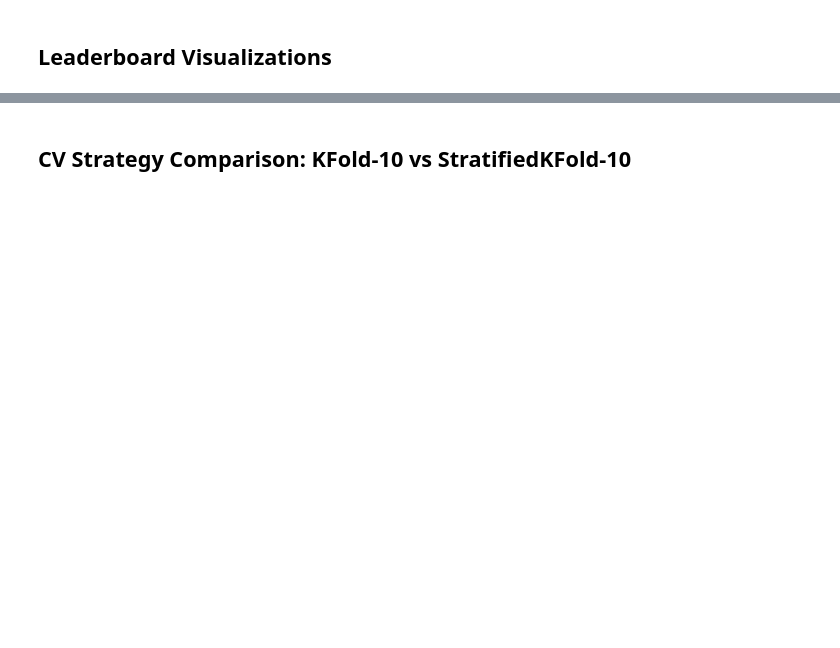
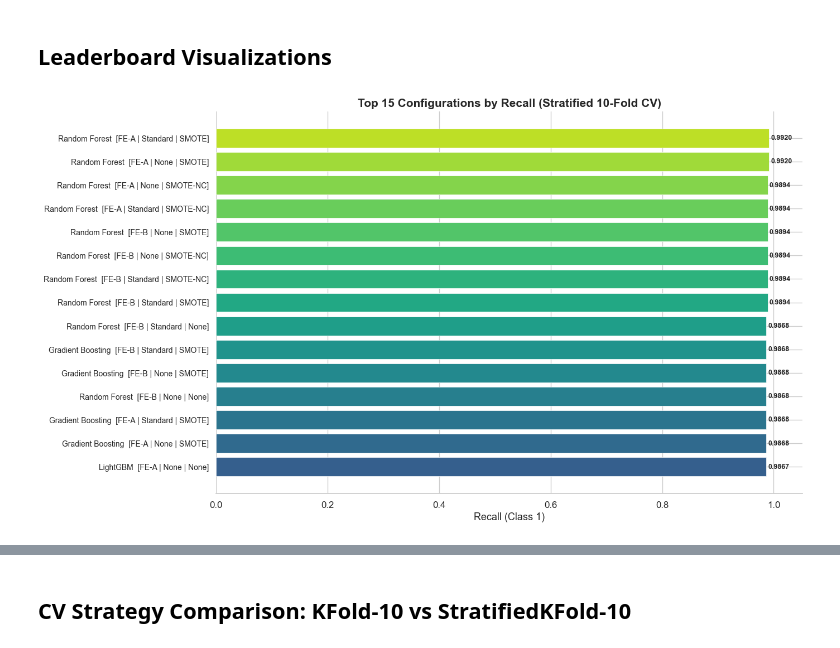
Before and after one commit to alifnw/3-Alif-Livyandra, a Jupyter notebook: notebooks/02_model_development.ipynb, the cells around one changed output, grey strips where cells are left out. Saved outputs shown, nothing was run; the diff lists cells and outputs as text; code cells hidden in the pictures; blank space fills up the shorter version.

```diff
--- a/notebooks/02_model_development.ipynb
+++ b/notebooks/02_model_development.ipynb
@@ -210,30 +314,32 @@ display(leaderboard.tail(10))
 # %%
 import seaborn as sns
 from sklearn.metrics import confusion_matrix, ConfusionMatrixDisplay, roc_curve, auc
 import os
 os.makedirs("../reports/figures", exist_ok=True)
 sns.set_theme(style="whitegrid", font_scale=1.1)
 
 # --- Top 15 Configurations by Recall_1 ---
 fig, ax = plt.subplots(figsize=(14, 8))
 top = leaderboard.head(15).iloc[::-1]
 labels = top.apply(
     lambda r: f"{r['Model']}  [{r['FE']} | {r['Scaling']} | {r['Resampler']}]", axis=1
 )
 colors = plt.cm.viridis(np.linspace(0.3, 0.9, len(top)))
 ax.barh(range(len(top)), top["Recall_1"], color=colors, edgecolor="white", linewidth=0.5)
 ax.set_yticks(range(len(top)))
 ax.set_yticklabels(labels, fontsize=10)
 ax.set_xlabel("Recall (Class 1)", fontsize=13)
-ax.set_title("Top 15 Configurations by Recall\u2081 (Stratified 10-Fold CV)",
+ax.set_title("Top 15 Configurations by Recall (Stratified 10-Fold CV)",
              fontsize=15, fontweight="bold")
 for i, v in enumerate(top["Recall_1"]):
     ax.text(v + 0.003, i, f"{v:.4f}", va="center", fontsize=9, fontweight="bold")
 ax.set_xlim(right=top["Recall_1"].max() + 0.06)
 sns.despine(left=True)
 plt.tight_layout()
 plt.savefig("../reports/figures/top15_recall.png", dpi=150, bbox_inches="tight")
 plt.show()
+# %% [output]
+[figure, added]
 # %%
 # --- Recall Heatmap: FE Variant x Scaling (best per combo) ---
 pivot = leaderboard.groupby(["FE", "Scaling"])["Recall_1"].max().unstack()
```
Also changed, not shown: parts of 19 cells of this notebook.
